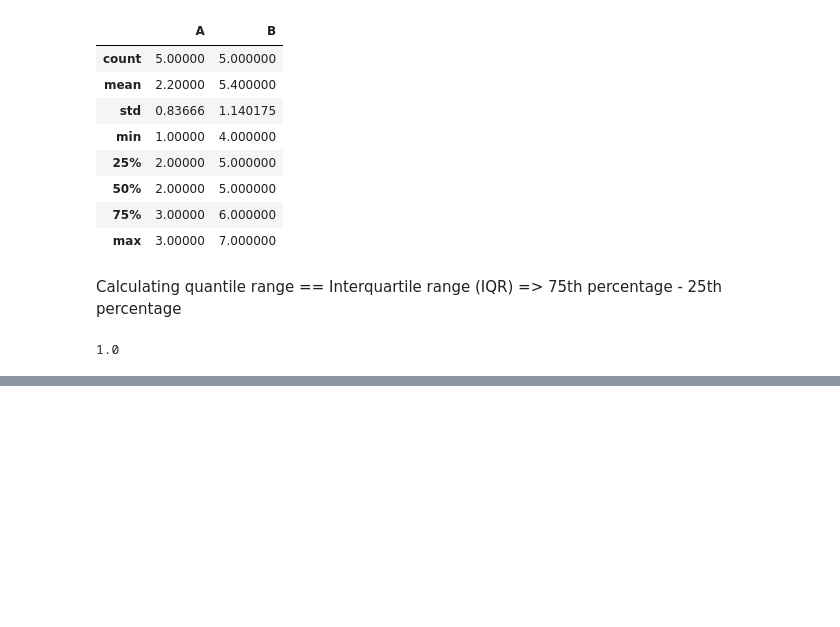
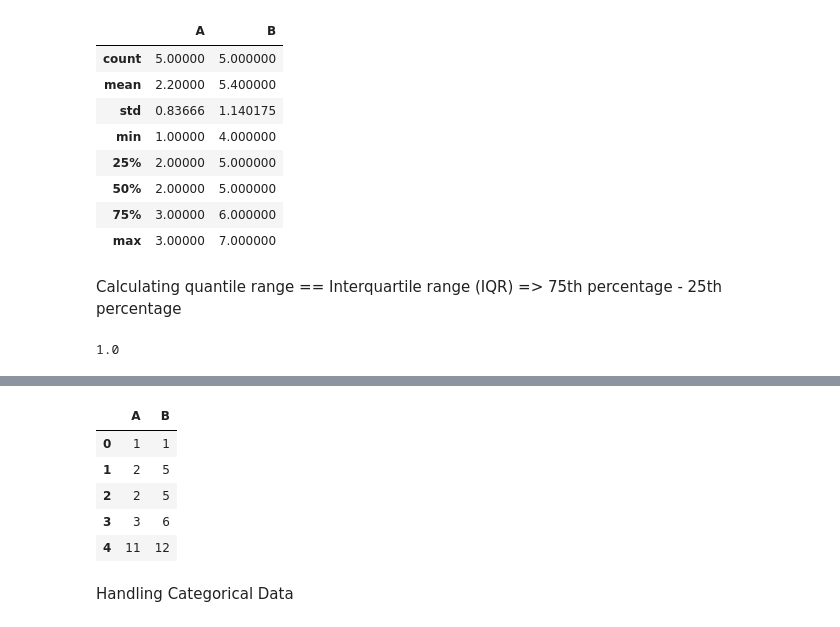
Before and after one commit to srinivasskc/my_datascience_journal, a Jupyter notebook: pandas_notebook.ipynb, the cells around one changed output, grey strips where cells are left out. Cells and saved outputs as stored; diff of their text form; code cells hidden in the pictures; blank space fills up the shorter version.

```diff
--- a/pandas_notebook.ipynb
+++ b/pandas_notebook.ipynb
@@ -1489,0 +1620,16 @@ float(quantile_range)
+# %%
+df_num_outliers_filtered = df_num_outliers[(df_num_outliers["B"] >= lower_bound) & (df_num_outliers["B"] <= upper_bound)]
+
+df_num_outliers_filtered
+# This filters the DataFrame to include only rows where the values in column "B" are within the calculated bounds.
+
+# As a result, the outliers (values below -3.25 or above 18.75 in column "B") are removed from the DataFrame.
+# %% [output]
+|  | A | B |
+| 0 | 1 | 1 |
+| 1 | 2 | 5 |
+| 2 | 2 | 5 |
+| 3 | 3 | 6 |
+| 4 | 11 | 12 |
+# %% [markdown]
+Handling Categorical Data
```
Also changed, not shown: parts of 20 cells of this notebook, 1 other file.
